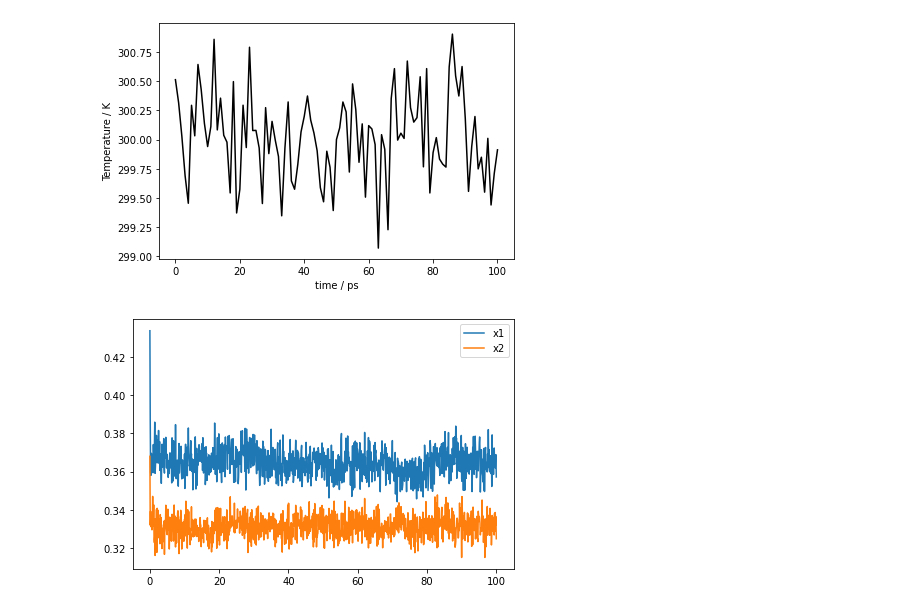
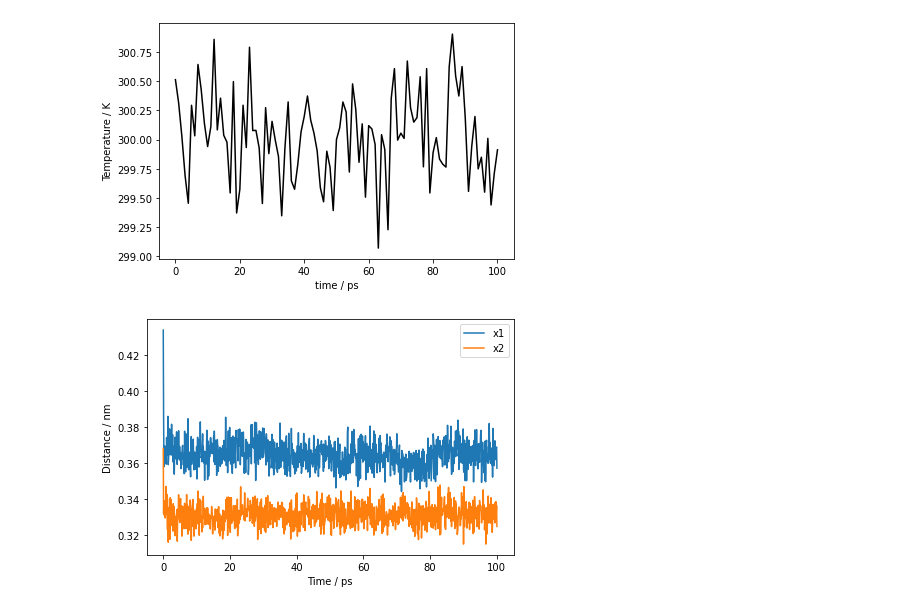
Before and after one commit to jasmin-guven/idp_md, a Jupyter notebook: scripts/plot_md.ipynb, the cells around one changed output. Drawn from its saved outputs; the diff is of its cells as text; code cells hidden in the pictures.

Commit message:
npt plots

```diff
--- a/scripts/plot_md.ipynb
+++ b/scripts/plot_md.ipynb
@@ -45,14 +45,16 @@ plt.savefig("../plots/temperature.png")
 # %%
 npt_pulling_file = "../pulling_npt/npt_pullx.xvg"
 reader = mda.auxiliary.XVG.XVGReader(npt_pulling_file)
 time = [step.data[0] for step in reader]
 x1 = [step.data[1] for step in reader]
 x2 = [step.data[2] for step in reader]
 plt.plot(time, x1, label="x1")
 plt.plot(time, x2, label="x2")
+plt.xlabel("Time / ps")
+plt.ylabel("Distance / nm")
 plt.legend()
 plt.tight_layout()
 plt.savefig("../plots/npt_pulling.png")
 # %% [output]
-[figure, old version]
+[figure, new version]
 # %%
```
Also changed, not shown: parts of 2 cells of this notebook, 4 other files.
